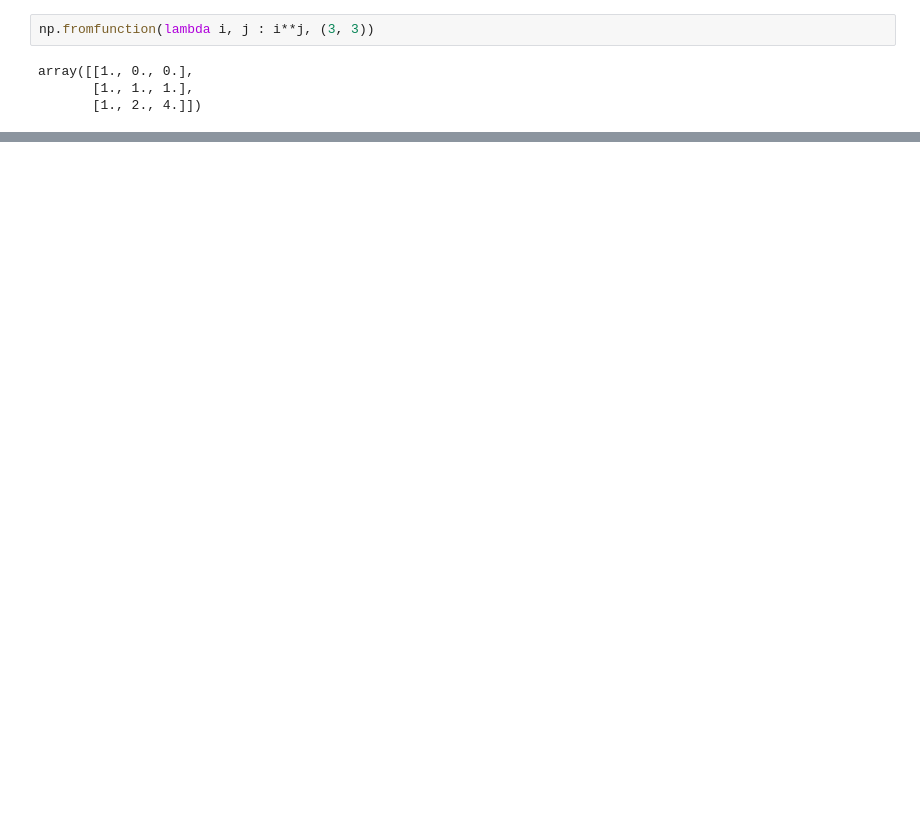
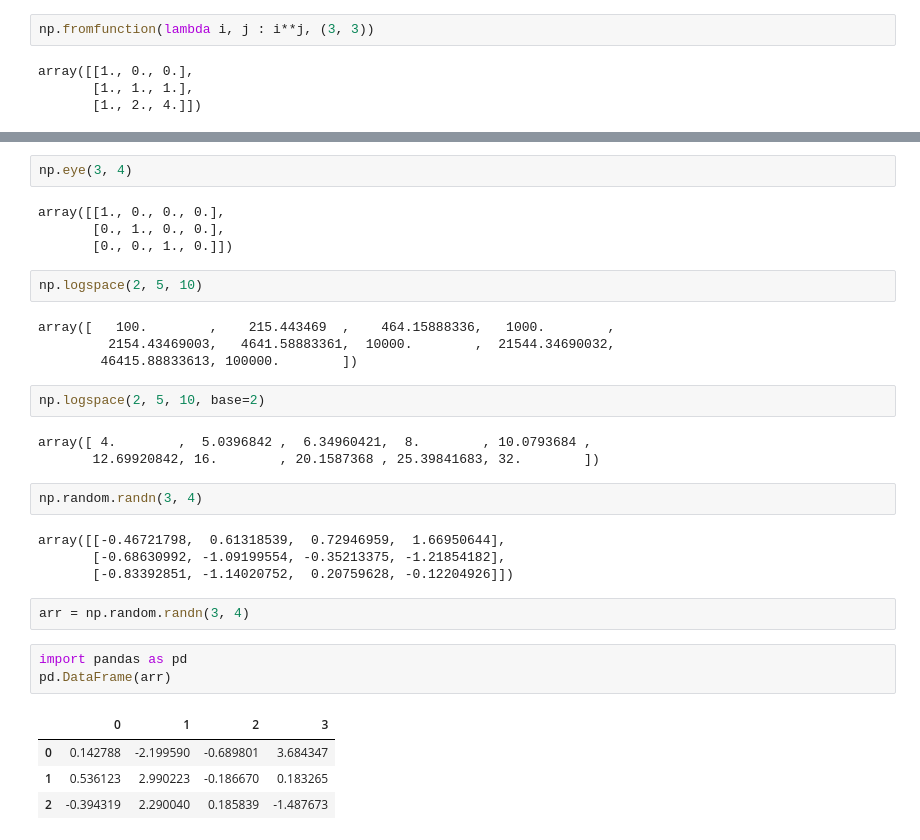
Before and after one commit to vaibhav-arde/learnNumPy, a Jupyter notebook: numpyBasics.ipynb, the cells around one changed output, grey strips where cells are left out. Drawn from its saved outputs; the diff is of its cells as text; blank space fills up the shorter version.

```diff
--- a/numpyBasics.ipynb
+++ b/numpyBasics.ipynb
@@ -78,0 +268,33 @@ array([[1., 0., 0.],
+# %%
+np.eye(3, 4)
+# %% [output]
+array([[1., 0., 0., 0.],
+       [0., 1., 0., 0.],
+       [0., 0., 1., 0.]])
+# %%
+np.logspace(2, 5, 10)
+# %% [output]
+array([   100.        ,    215.443469  ,    464.15888336,   1000.        ,
+         2154.43469003,   4641.58883361,  10000.        ,  21544.34690032,
+        46415.88833613, 100000.        ])
+# %%
+np.logspace(2, 5, 10, base=2)
+# %% [output]
+array([ 4.        ,  5.0396842 ,  6.34960421,  8.        , 10.0793684 ,
+       12.69920842, 16.        , 20.1587368 , 25.39841683, 32.        ])
+# %%
+np.random.randn(3, 4)
+# %% [output]
+array([[-0.46721798,  0.61318539,  0.72946959,  1.66950644],
+       [-0.68630992, -1.09199554, -0.35213375, -1.21854182],
+       [-0.83392851, -1.14020752,  0.20759628, -0.12204926]])
+# %%
+arr = np.random.randn(3, 4)
+# %%
+import pandas as pd
+pd.DataFrame(arr)
+# %% [output]
+|  | 0 | 1 | 2 | 3 |
+| 0 | 0.142788 | -2.199590 | -0.689801 | 3.684347 |
+| 1 | 0.536123 | 2.990223 | -0.186670 | 0.183265 |
+| 2 | -0.394319 | 2.290040 | 0.185839 | -1.487673 |
```
Also changed, not shown: parts of 61 cells of this notebook, 1 other file.
